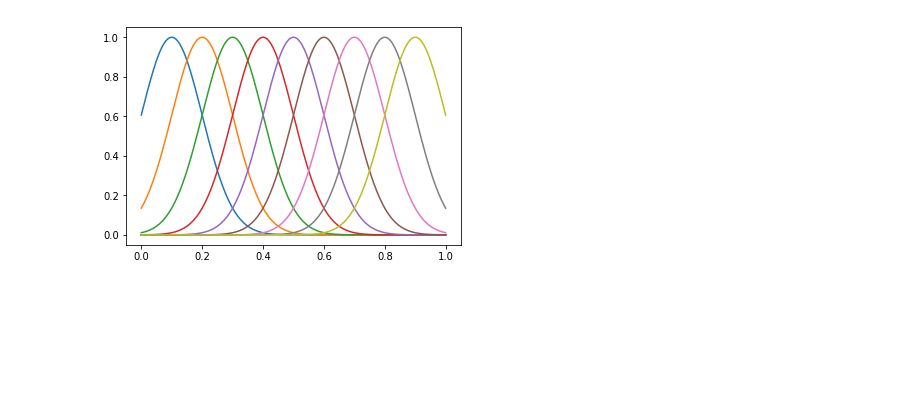
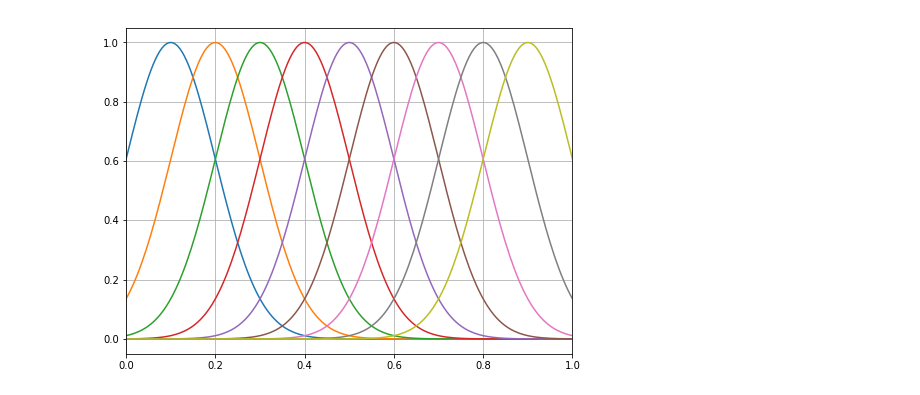
Before and after one commit to sharijyu/sandbox, a Jupyter notebook: Baysian_Linear_Regression.ipynb, the cells around one changed output. Cells and saved outputs as stored; diff of their text form; code cells hidden in the pictures; blank space fills up the shorter version.

```diff
--- a/Baysian_Linear_Regression.ipynb
+++ b/Baysian_Linear_Regression.ipynb
@@ -34,18 +48,21 @@ plt.show()
 # %%
 mu_basis = [0.1, 0.2, 0.3, 0.4, 0.5, 0.6, 0.7, 0.8, 0.9]
 sigma_basis = 0.1
 
 basis = []
 for i, val in enumerate(mu_basis):
     base = gaussian_basis(val, sigma_basis)
     basis.append(base)
+
+plt.figure(figsize=(8, 6))
+for i, base in enumerate(basis):
+    x = np.linspace(0, 1, 200)
+    y = basis[i].func_val(x)
+    plt.plot(x, y)
+plt.xlim([0.0,1.0])
+plt.grid()
+plt.show()
+# %% [output]
+[figure, added]
-# %%
-for i, base in enumerate(basis):
-    x = np.linspace(0, 1, 200)
-    y = basis[i].func_val(x)
-    plt.plot(x, y)
-plt.show()
-# %% [output]
-[figure, removed]
 # %%
 # Step1: design matrixの生成 N*M
```
Also changed, not shown: parts of 7 cells of this notebook, 1 other file.
